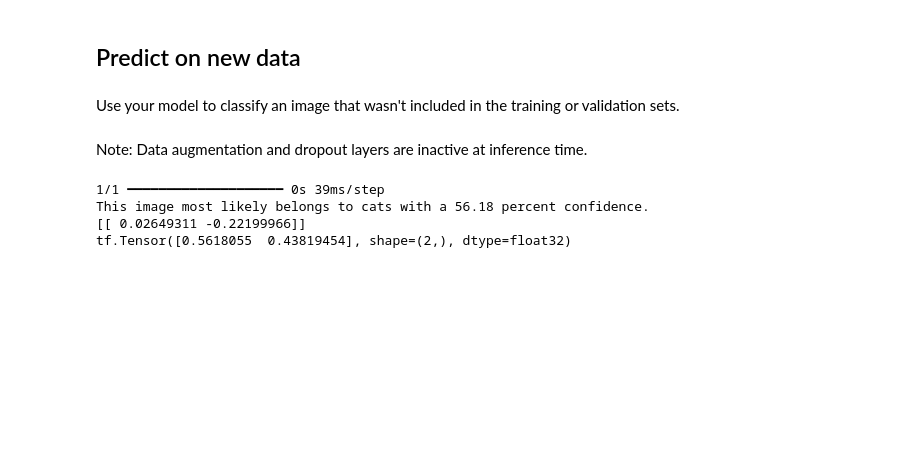
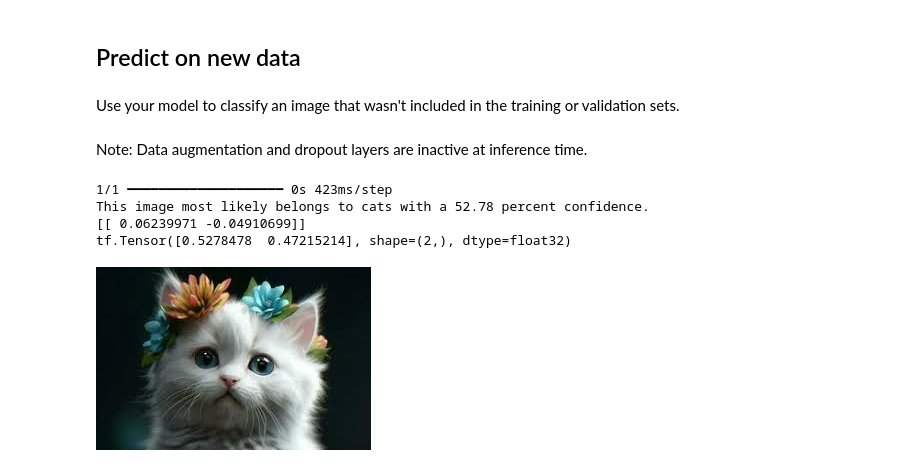
Before and after one commit to jaopedrovoginski/TrabalhoIAG2, a Jupyter notebook: classification.ipynb, the cells around one changed output. Saved outputs shown, nothing was run; the diff lists cells and outputs as text; code cells hidden in the pictures; blank space fills up the shorter version.

Commit message:
Add files via upload
adicionado pil.open() no final do programa

```diff
--- a/classification.ipynb
+++ b/classification.ipynb
@@ -433,24 +433,26 @@ Note: Data augmentation and dropout layers are inactive at inference time.
 # %%
 sunflower_url = "images (1).jpg"
 #sunflower_path = tf.keras.utils.get_file('lion_image', origin=sunflower_url)
 
 img = tf.keras.utils.load_img(
     sunflower_url, target_size=(180, 180)
 )
 img_array = tf.keras.utils.img_to_array(img)
 img_array = tf.expand_dims(img_array, 0) # Create a batch
 
 predictions = model.predict(img_array)
 score = tf.nn.softmax(predictions[0])
 
 print(
     "This image most likely belongs to {} with a {:.2f} percent confidence."
     .format(class_names[np.argmax(score)], 100 * np.max(score))
 )
 print(predictions)
 print(score)
+PIL.Image.open(sunflower_url)
 # %% [output]
-1/1 ━━━━━━━━━━━━━━━━━━━━ 0s 39ms/step
-This image most likely belongs to cats with a 56.18 percent confidence.
-[[ 0.02649311 -0.22199966]]
-tf.Tensor([0.5618055  0.43819454], shape=(2,), dtype=float32)
+1/1 ━━━━━━━━━━━━━━━━━━━━ 0s 423ms/step
+This image most likely belongs to cats with a 52.78 percent confidence.
+[[ 0.06239971 -0.04910699]]
+tf.Tensor([0.5278478  0.47215214], shape=(2,), dtype=float32)
+[figure, added]
```
Also changed, not shown: parts of 1 cell of this notebook.
